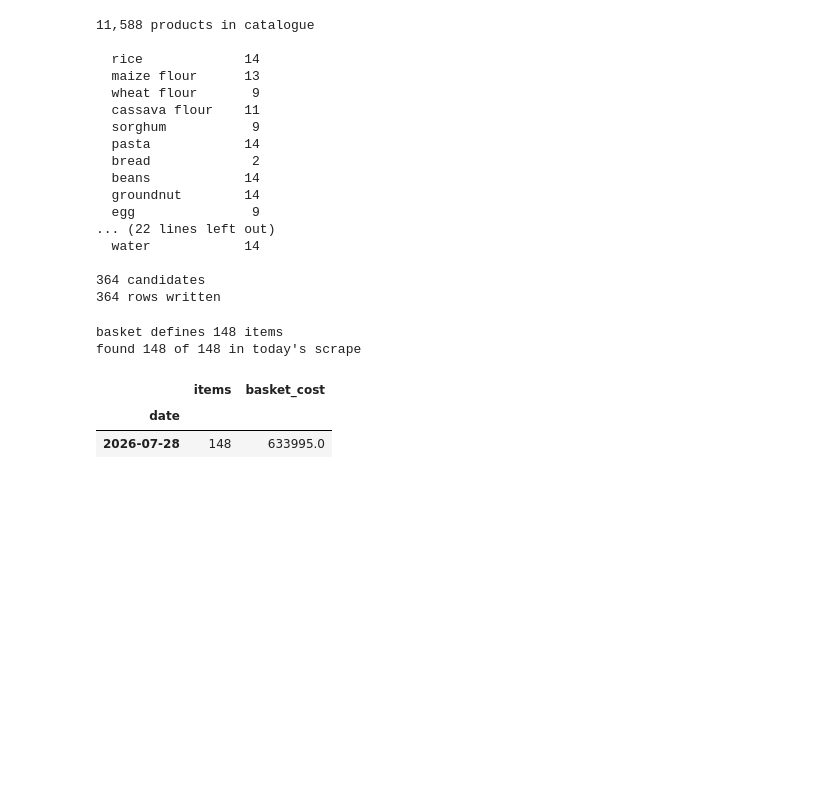
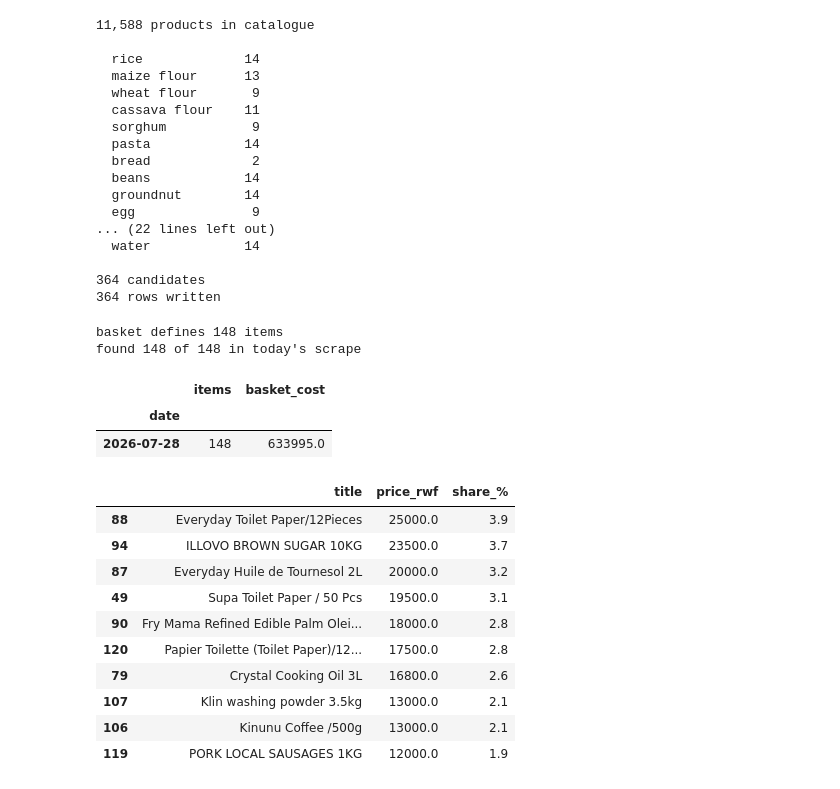
Before and after one commit to remy000/Rwanda-price-tracker, a Jupyter notebook: price_analysis.ipynb, the cells around one changed output. Drawn from its saved outputs; the diff is of its cells as text; code cells hidden in the pictures; blank space fills up the shorter version.

```diff
--- a/price_analysis.ipynb
+++ b/price_analysis.ipynb
@@ -256,3 +256,21 @@ daily
 |  | items | basket_cost |
 | date |  |  |
 | 2026-07-28 | 148 | 633995.0 |
+# %%
+top = (tracked[["title", "price_rwf"]]
+       .sort_values("price_rwf", ascending=False)
+       .head(10))
+top["share_%"] = (top.price_rwf / tracked.price_rwf.sum() * 100).round(1)
+top
+# %% [output]
+|  | title | price_rwf | share_% |
+| 88 | Everyday Toilet Paper/12Pieces | 25000.0 | 3.9 |
+| 94 | ILLOVO BROWN SUGAR 10KG | 23500.0 | 3.7 |
+| 87 | Everyday Huile de Tournesol 2L | 20000.0 | 3.2 |
+| 49 | Supa Toilet Paper / 50 Pcs | 19500.0 | 3.1 |
+| 90 | Fry Mama Refined Edible Palm Olei... | 18000.0 | 2.8 |
+| 120 | Papier Toilette (Toilet Paper)/12... | 17500.0 | 2.8 |
+| 79 | Crystal Cooking Oil 3L | 16800.0 | 2.6 |
+| 107 | Klin washing powder 3.5kg | 13000.0 | 2.1 |
+| 106 | Kinunu Coffee /500g | 13000.0 | 2.1 |
+| 119 | PORK LOCAL SAUSAGES 1KG | 12000.0 | 1.9 |
```
